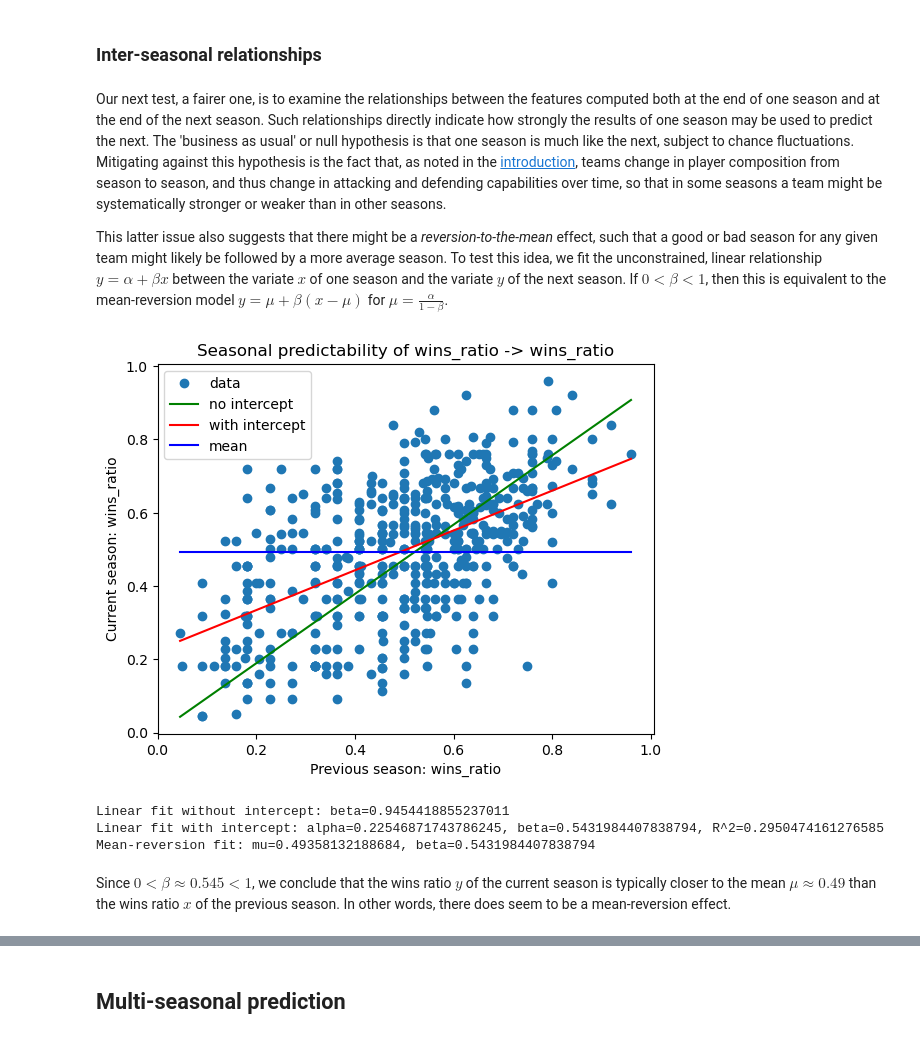
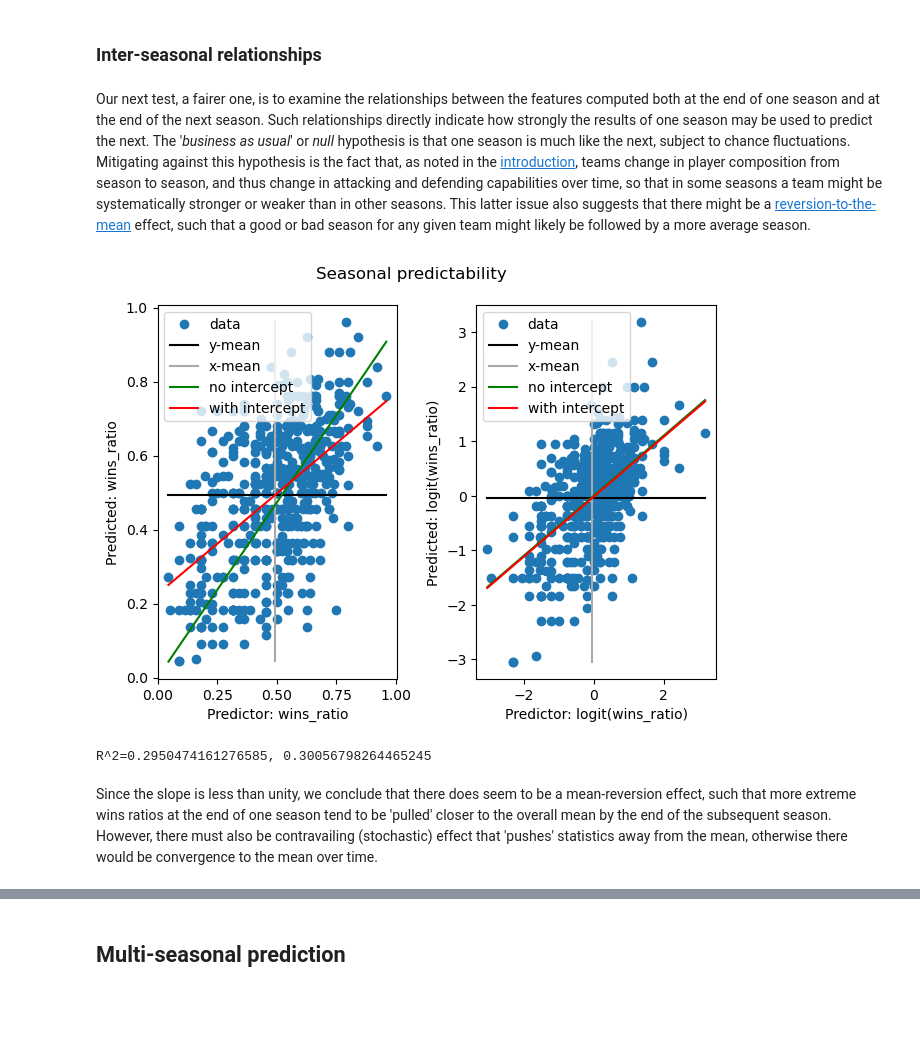
Before and after one commit to gaj67/gaj-data-science, a Jupyter notebook: AFL/notebooks/4_seasonal_effects.ipynb, the cells around one changed output, grey strips where cells are left out. Drawn from its saved outputs; the diff is of its cells as text; code cells hidden in the pictures; blank space fills up the shorter version.

```diff
--- a/AFL/notebooks/4_seasonal_effects.ipynb
+++ b/AFL/notebooks/4_seasonal_effects.ipynb
@@ -193,0 +369,10 @@ R^2=0.5551006788790225
+# %%
+df_seasonal['adj2_points_prestige'] = 0.0
+
+for season in all_seasons:
+    ind = df_seasonal.season == season
+    scores = df_seasonal.loc[ind, 'points_prestige']
+    new_scores = logit(scores.values)
+    new_scores -= np.mean(new_scores)
+    new_scores = logistic(new_scores)
+    df_seasonal.loc[ind, 'adj2_points_prestige'] = new_scores
@@ -193,0 +395,10 @@ R^2=0.5551006788790225
+# %%
+df_seasonal['adj_accuracy_for'] = 0.0
+
+for season in all_seasons:
+    ind = df_seasonal.season == season
+    scores = df_seasonal.loc[ind, 'accuracy_for']
+    new_scores = logit(scores.values)
+    new_scores -= np.mean(new_scores)
+    new_scores = logistic(new_scores)
+    df_seasonal.loc[ind, 'adj_accuracy_for'] = new_scores
@@ -198,15 +441,13 @@ For whatever reason, this effect seems to be very weak.
 # %% [markdown]
 ### Inter-seasonal relationships
 # %% [markdown]
-Our next test, a fairer one, is to examine the relationships between the features computed both at the end of one season and at the end of the next season. Such relationships directly indicate how strongly the results of  one season may be used to predict the next. The 'business as usual' or null hypothesis is that one season is much like the next, subject to chance fluctuations. Mitigating against this hypothesis is the fact that,
+Our next test, a fairer one, is to examine the relationships between the features computed both at the end of one season and at the end of the next season. Such relationships directly indicate how strongly the results of  one season may be used to predict the next. The '*business as usual*' or *null* hypothesis is that one season is much like the next, subject to chance fluctuations. Mitigating against this hypothesis is the fact that,
 as noted in the
 [introduction](1_introduction.ipynb#Temporal-heterogeneity "Introduction: Temporal heterogeneity"),
 teams change in player composition from season to season, and thus change in attacking and defending capabilities over time,
 so that in some seasons a team might be systematically stronger or weaker than in other seasons.
-
-This latter issue also suggests that there might be a *reversion-to-the-mean* effect, such that a good or bad season for any given team might likely be followed by a more average season. To test this idea,
-we fit the unconstrained, linear relationship $y=\alpha+\beta x$ between the variate $x$ of one season and the variate $y$ of the next season. If $0<\beta<1$, then this is equivalent to the mean-reversion model
-$y=\mu+\beta(x-\mu)$ for $\mu=\frac{\alpha}{1-\beta}$.
+This latter issue also suggests that there might be a
+[reversion-to-the-mean](#Mean-reversion "Section: Mean reversion") effect, such that a good or bad season for any given team might likely be followed by a more average season.
 # %%
 def inter_seasonal_features(prev_field, cur_field):
     prev_values = []
@@ -226,4 +467,4 @@ def inter_seasonal_features(prev_field, cur_field):
             prev_value = prev_features.loc[ind, prev_field].values[0]
             prev_values.append(prev_value)
         prev_features = cur_features
-    return prev_values, cur_values
+    return np.array(prev_values), np.array(cur_values)
@@ -260,12 +471,22 @@ def inter_seasonal_plot(prev_field, cur_field):
+# %%
+def inter_seasonal_plot(x_field, y_field):
+    fig, (ax1, ax2) = plt.subplots(1, 2)
+    fig.suptitle('Seasonal predictability')
+    X, Y = inter_seasonal_features(x_field, y_field)
+    res1 = cross_estimate_subplot(ax1, X, Y, x_field, y_field)
+    X = logit(X)
+    Y = logit(Y)
+    x_field = "logit(" + x_field + ")"
+    y_field = "logit(" + y_field + ")"
+    res2 = cross_estimate_subplot(ax2, X, Y, x_field, y_field)
+    plt.tight_layout()
+    plt.show()
+    return res1[0], res2[0]
 # %%
-R2, mu, alpha, beta, beta0 = inter_seasonal_plot('wins_ratio', 'wins_ratio')
-print(f"Linear fit without intercept: beta={beta0}")
-print(f"Linear fit with intercept: alpha={alpha}, beta={beta}, R^2={R2}")
-print(f"Mean-reversion fit: mu={mu}, beta={beta}")
+res = inter_seasonal_plot('wins_ratio', 'wins_ratio')
+print(f"R^2={res[0]}, {res[1]}")
 # %% [output]
-[figure, old version]
+[figure, new version]
-Linear fit without intercept: beta=0.9454418855237011
-Linear fit with intercept: alpha=0.22546871743786245, beta=0.5431984407838794, R^2=0.2950474161276585
-Mean-reversion fit: mu=0.49358132188684, beta=0.5431984407838794
+R^2=0.2950474161276585, 0.30056798264465245
 # %% [markdown]
-Since $0<\beta\approx 0.545<1$, we conclude that the wins ratio $y$ of the current season is typically closer to the mean $\mu\approx0.49$ than the wins ratio $x$ of the previous season. In other words, there does seem to be a mean-reversion effect.
+Since the slope is less than unity, we conclude that there does seem to be a mean-reversion effect, such that more extreme wins ratios at the end of one season tend to be 'pulled' closer to the overall mean by the end of the subsequent season. However, there must also be contravailing (stochastic) effect that 'pushes' statistics away from the mean, otherwise there would be convergence to the mean over time.
```
Also changed, not shown: parts of 97 cells of this notebook, 8 other files.
